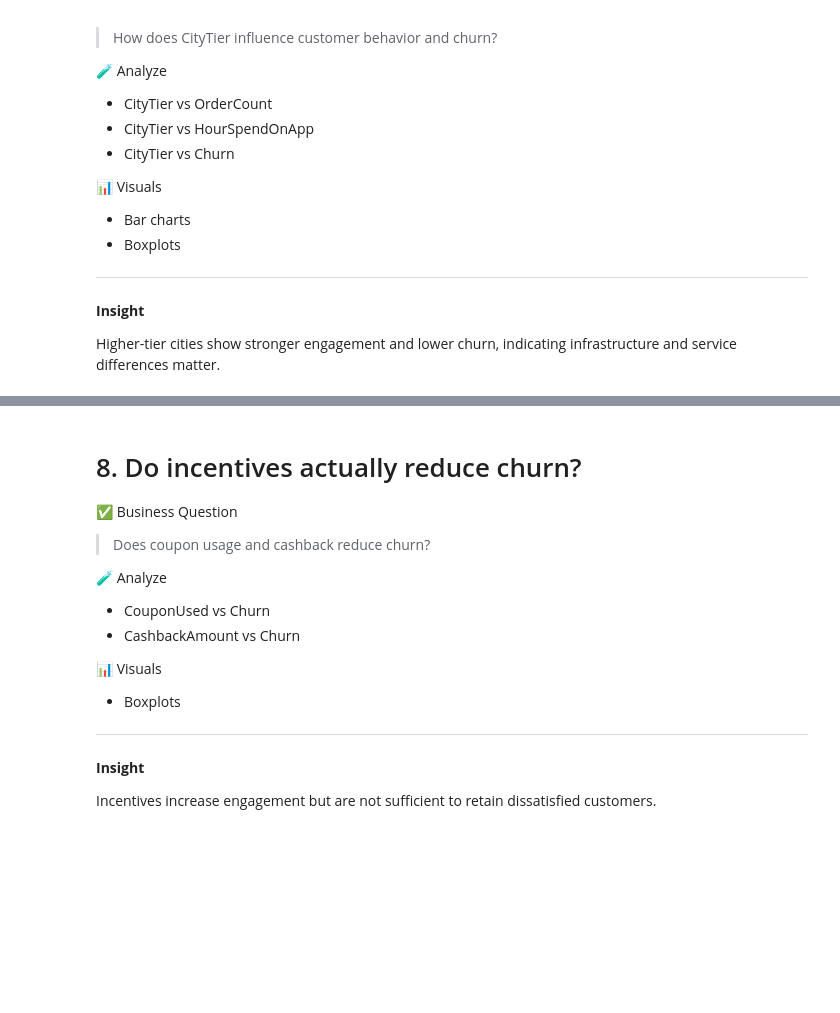
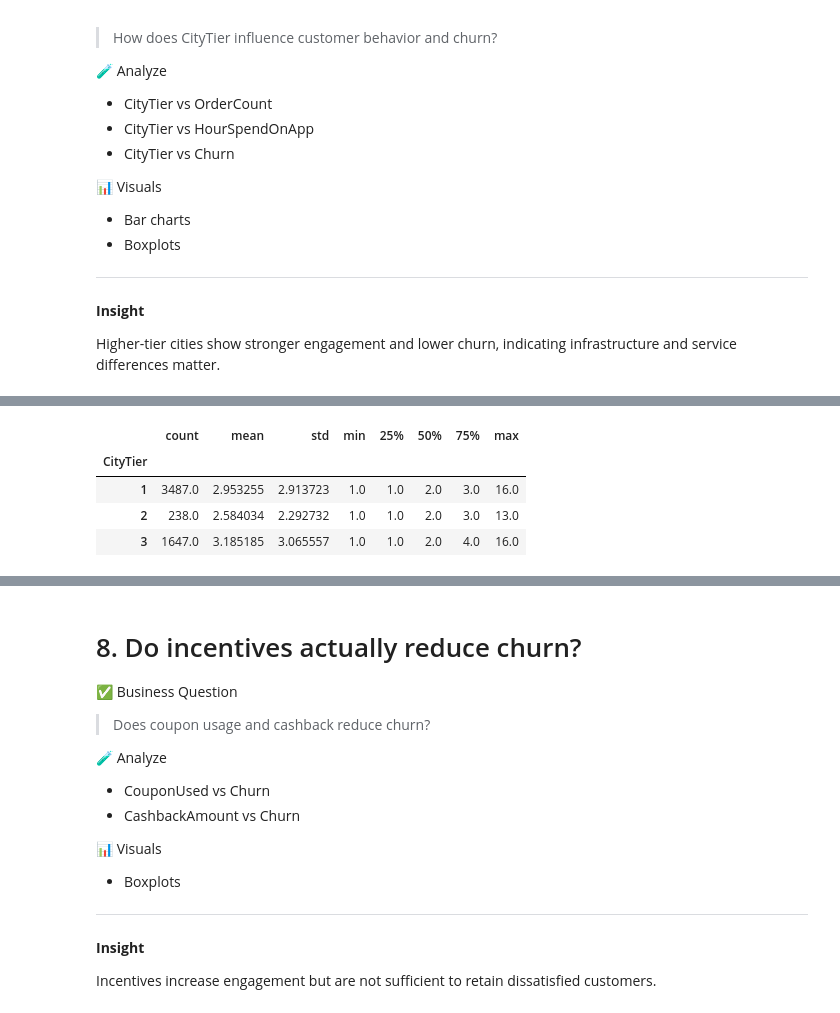
Before and after one commit to shivamtyagi577/E-commerce-Customer-End-to-End-Churn, a Jupyter notebook: Customer_Churn_Analysis_E_Commerce.ipynb, the cells around one changed output, grey strips where cells are left out. Saved outputs shown, nothing was run; the diff lists cells and outputs as text; code cells hidden in the pictures; blank space fills up the shorter version.

```diff
--- a/Customer_Churn_Analysis_E_Commerce.ipynb
+++ b/Customer_Churn_Analysis_E_Commerce.ipynb
@@ -1047,0 +1136,8 @@ Higher-tier cities show stronger engagement and lower churn, indicating infrastr
+# %%
+df.groupby('CityTier')['OrderCount'].describe()
+# %% [output]
+|  | count | mean | std | min | 25% | 50% | 75% | max |
+| CityTier |  |  |  |  |  |  |  |  |
+| 1 | 3487.0 | 2.953255 | 2.913723 | 1.0 | 1.0 | 2.0 | 3.0 | 16.0 |
+| 2 | 238.0 | 2.584034 | 2.292732 | 1.0 | 1.0 | 2.0 | 3.0 | 13.0 |
+| 3 | 1647.0 | 3.185185 | 3.065557 | 1.0 | 1.0 | 2.0 | 4.0 | 16.0 |
```
Also changed, not shown: parts of 7 cells of this notebook.
